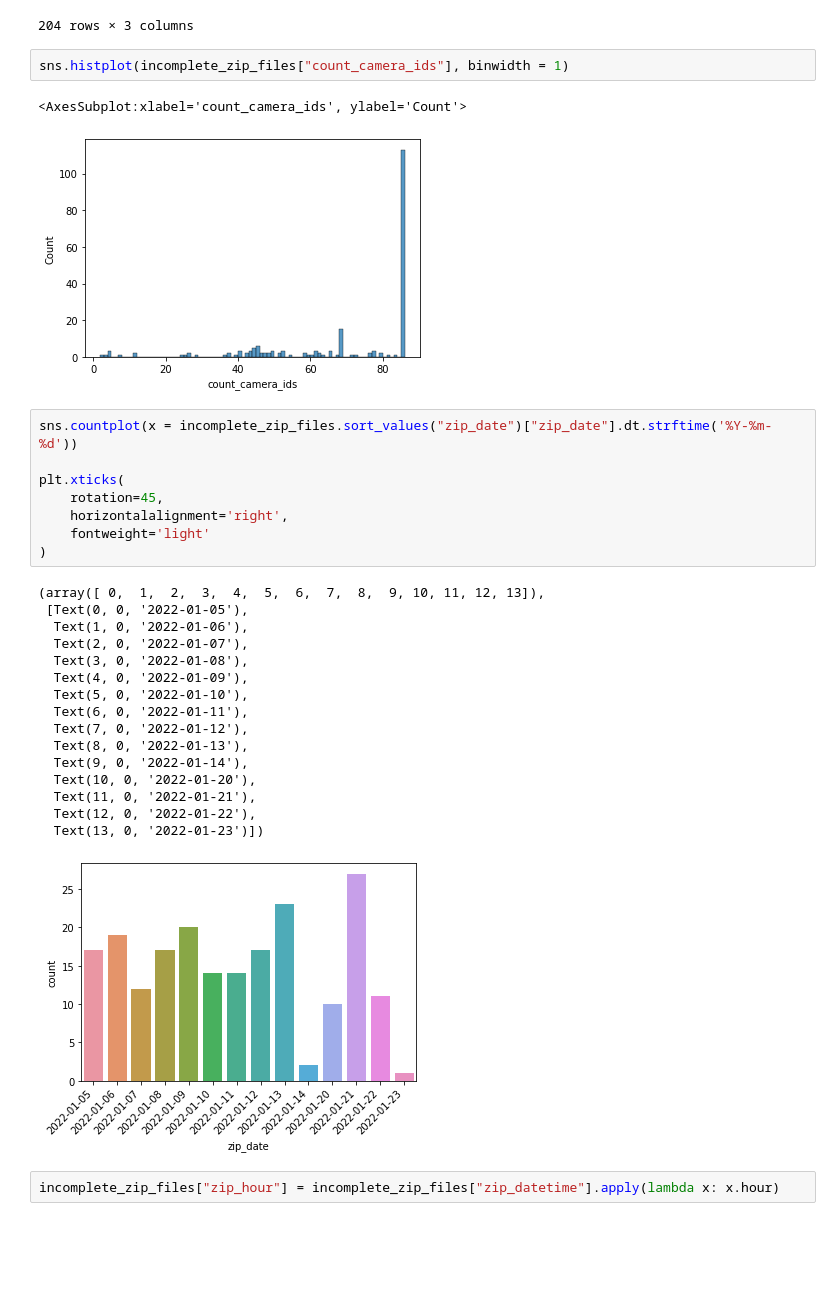
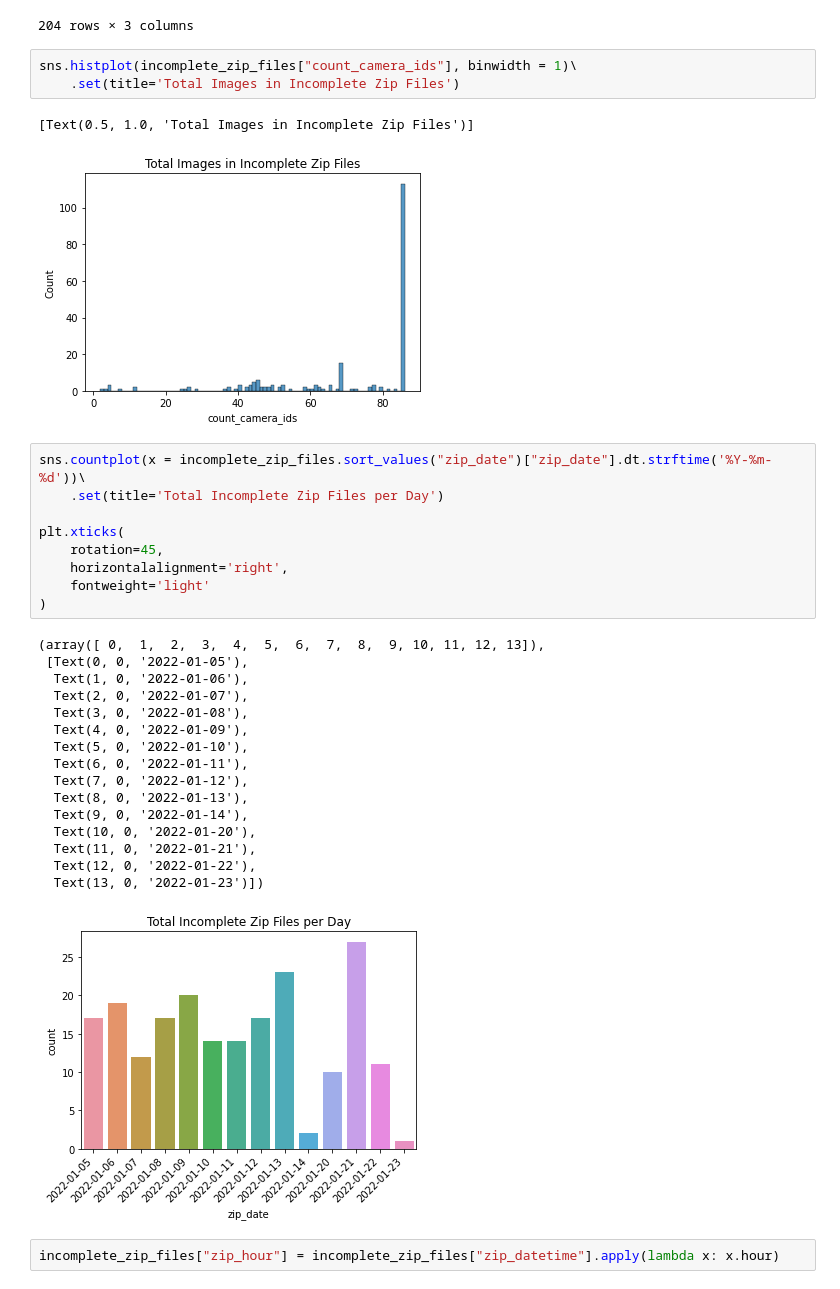
Before and after one commit to ReverseCache/dsa3101-2210-09-lta, a Jupyter notebook: model/eda.ipynb, the cells around one changed output. Saved outputs shown, nothing was run; the diff lists cells and outputs as text; blank space fills up the shorter version.

```diff
--- a/model/eda.ipynb
+++ b/model/eda.ipynb
@@ -152,12 +154,14 @@ incomplete_zip_files
 | 203 | 2022-01-22 | 2022-01-22 17:10:00 | 86 |
 204 rows × 3 columns
 # %%
-sns.histplot(incomplete_zip_files["count_camera_ids"], binwidth = 1)
+sns.histplot(incomplete_zip_files["count_camera_ids"], binwidth = 1)\
+    .set(title='Total Images in Incomplete Zip Files')
 # %% [output]
-<AxesSubplot:xlabel='count_camera_ids', ylabel='Count'>
+[Text(0.5, 1.0, 'Total Images in Incomplete Zip Files')]
-[figure, old version]
+[figure, new version]
 # %%
-sns.countplot(x = incomplete_zip_files.sort_values("zip_date")["zip_date"].dt.strftime('%Y-%m-%d'))
+sns.countplot(x = incomplete_zip_files.sort_values("zip_date")["zip_date"].dt.strftime('%Y-%m-%d'))\
+    .set(title='Total Incomplete Zip Files per Day')
 
 plt.xticks(
     rotation=45,
@@ -180,7 +184,7 @@ plt.xticks(
   Text(11, 0, '2022-01-21'),
   Text(12, 0, '2022-01-22'),
   Text(13, 0, '2022-01-23')])
-[figure, old version]
+[figure, new version]
 # %%
 incomplete_zip_files["zip_hour"] = incomplete_zip_files["zip_datetime"].apply(lambda x: x.hour)
 # %% [output]
```
Also changed, not shown: parts of 4 cells of this notebook.
